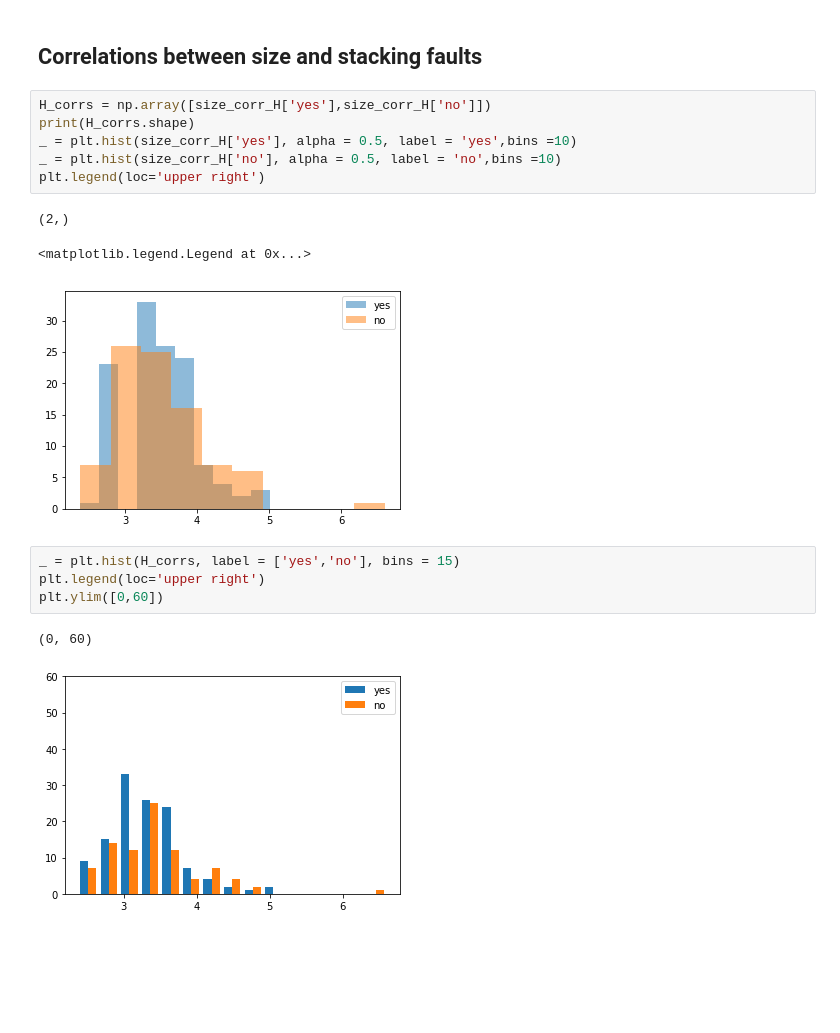
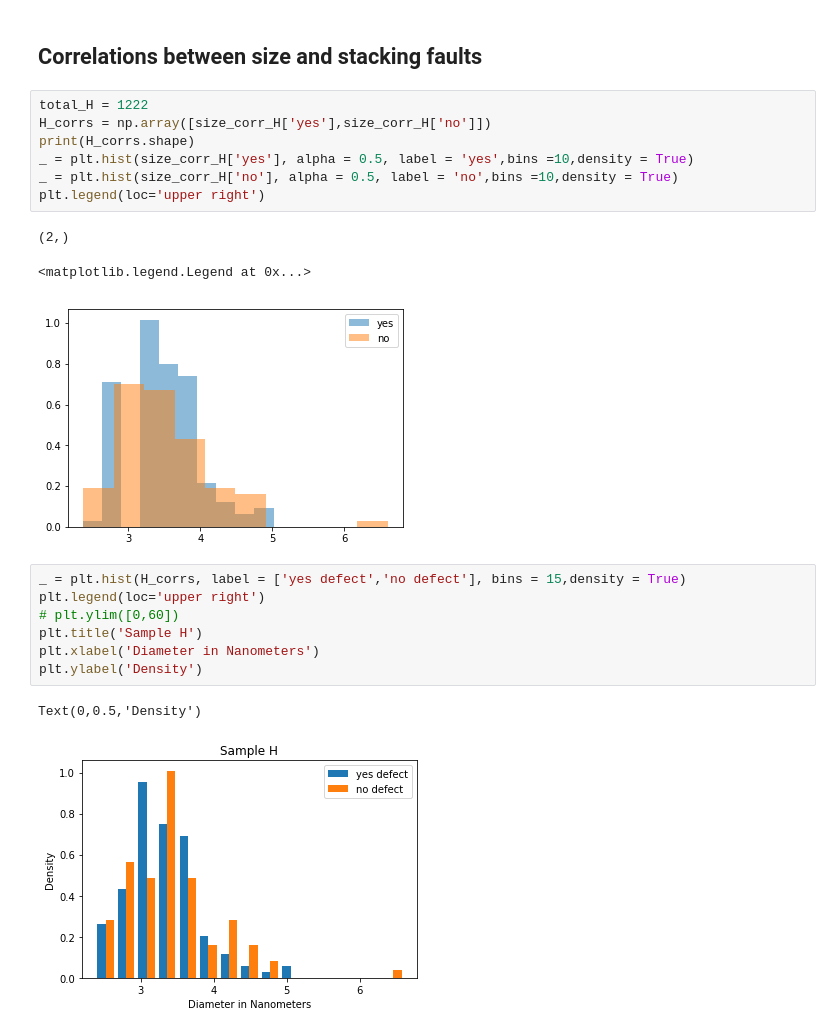
Before and after one commit to sbarton272/particleRecognition, a Jupyter notebook: image_processing/particle_stats.ipynb, the cells around one changed output. Drawn from its saved outputs; the diff is of its cells as text; blank space fills up the shorter version.

Commit message:
normalized size,defect histograms

```diff
--- a/image_processing/particle_stats.ipynb
+++ b/image_processing/particle_stats.ipynb
@@ -219,19 +219,23 @@ Number of particles in H >= 5.5nm: 2
 # %% [markdown]
 ## Correlations between size and stacking faults
 # %%
+total_H = 1222
 H_corrs = np.array([size_corr_H['yes'],size_corr_H['no']])
 print(H_corrs.shape)
-_ = plt.hist(size_corr_H['yes'], alpha = 0.5, label = 'yes',bins =10)
-_ = plt.hist(size_corr_H['no'], alpha = 0.5, label = 'no',bins =10)
+_ = plt.hist(size_corr_H['yes'], alpha = 0.5, label = 'yes',bins =10,density = True)
+_ = plt.hist(size_corr_H['no'], alpha = 0.5, label = 'no',bins =10,density = True)
 plt.legend(loc='upper right')
 # %% [output]
 (2,)
 <matplotlib.legend.Legend at 0x...>
-[figure, old version]
+[figure, new version]
 # %%
-_ = plt.hist(H_corrs, label = ['yes','no'], bins = 15)
+_ = plt.hist(H_corrs, label = ['yes defect','no defect'], bins = 15,density = True)
 plt.legend(loc='upper right')
-plt.ylim([0,60])
+# plt.ylim([0,60])
+plt.title('Sample H')
+plt.xlabel('Diameter in Nanometers')
+plt.ylabel('Density')
 # %% [output]
-(0, 60)
+Text(0,0.5,'Density')
-[figure, old version]
+[figure, new version]
```
Also changed, not shown: parts of 3 cells of this notebook, 1 other file.
